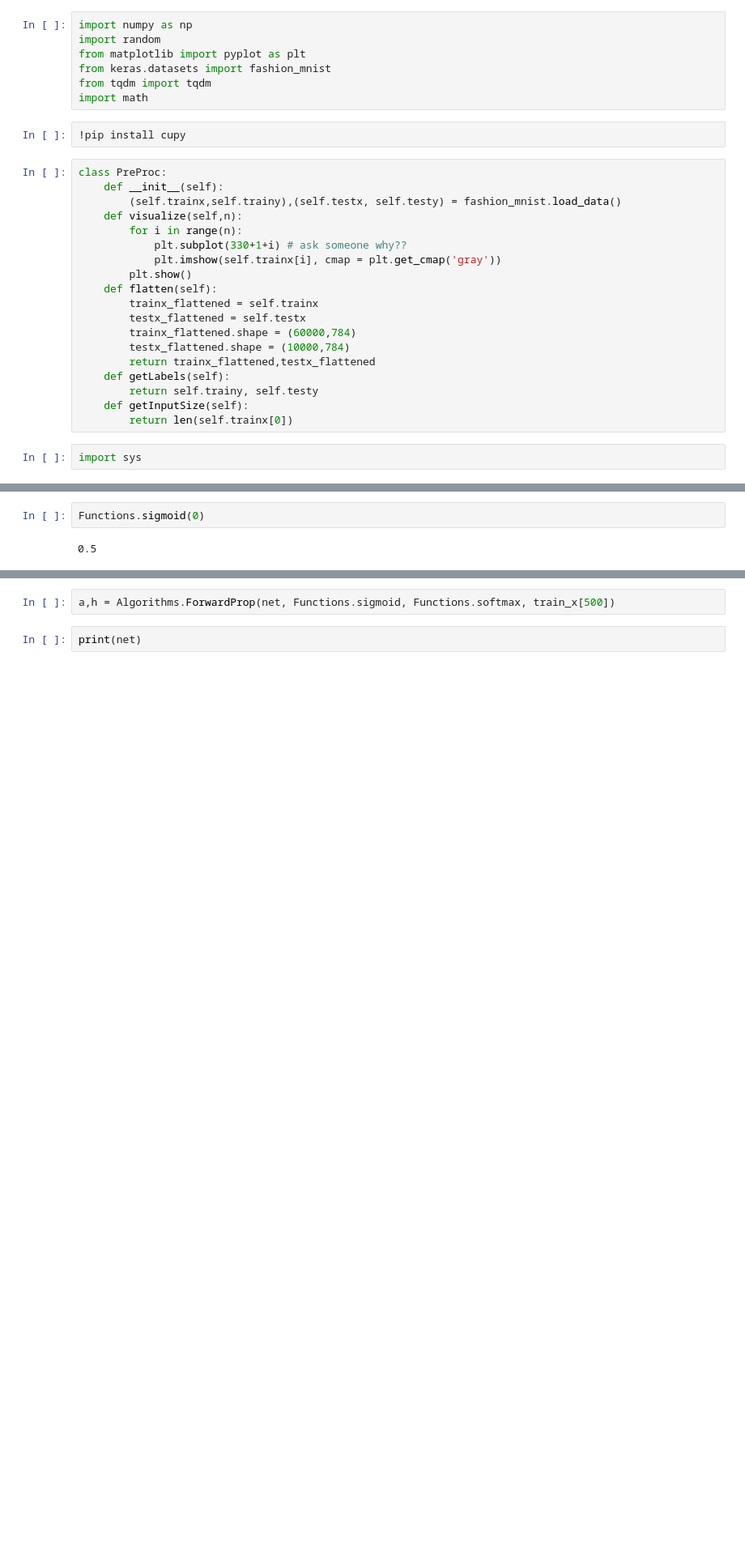
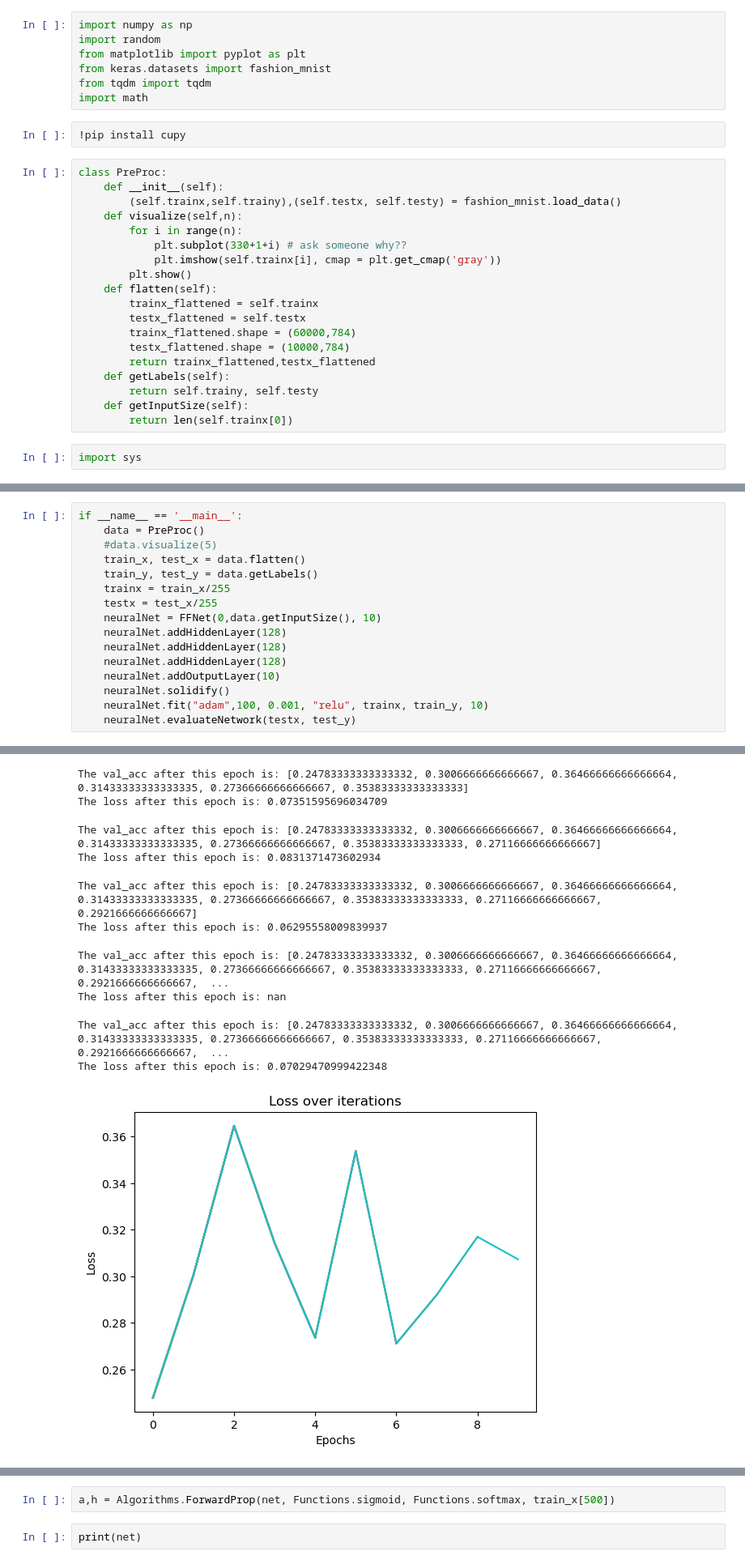
Before and after one commit to Barenya255/Artificial-Deep-Neural-Network-Library, a Jupyter notebook: DLAssignment.ipynb, the cells around one changed output, grey strips where cells are left out. Shown at 81% size. Cells and saved outputs as stored; diff of their text form; blank space fills up the shorter version.

```diff
--- a/DLAssignment.ipynb
+++ b/DLAssignment.ipynb
@@ -55,7 +90,20 @@ class Functions:
         plt.xlabel("Epochs")
         plt.ylabel("Loss")
         plt.title("Loss over iterations")
-# %%
-Functions.sigmoid(0)
-# %% [output]
-0.5
+# %%
+if __name__ == '__main__':
+    data = PreProc()
+    #data.visualize(5)
+    train_x, test_x = data.flatten()
+    train_y, test_y = data.getLabels()
+    trainx = train_x/255
+    testx = test_x/255
+    neuralNet = FFNet(0,data.getInputSize(), 10)
+    neuralNet.addHiddenLayer(128)
+    neuralNet.addHiddenLayer(128)
+    neuralNet.addHiddenLayer(128)
+    neuralNet.addOutputLayer(10)
+    neuralNet.solidify()
+    neuralNet.fit("adam",100, 0.001, "relu", trainx, train_y, 10)
+    neuralNet.evaluateNetwork(testx, test_y)
+# %% [output]
@@ -61,0 +120,11 @@ Functions.sigmoid(0)
+The val_acc after this epoch is: [0.24783333333333332, 0.3006666666666667, 0.36466666666666664, 0.31433333333333335, 0.27366666666666667, 0.35383333333333333]
+The loss after this epoch is: 0.07351595696034709
+The val_acc after this epoch is: [0.24783333333333332, 0.3006666666666667, 0.36466666666666664, 0.31433333333333335, 0.27366666666666667, 0.35383333333333333, 0.27116666666666667]
+The loss after this epoch is: 0.0831371473602934
+The val_acc after this epoch is: [0.24783333333333332, 0.3006666666666667, 0.36466666666666664, 0.31433333333333335, 0.27366666666666667, 0.35383333333333333, 0.27116666666666667, 0.2921666666666667]
+The loss after this epoch is: 0.06295558009839937
+The val_acc after this epoch is: [0.24783333333333332, 0.3006666666666667, 0.36466666666666664, 0.31433333333333335, 0.27366666666666667, 0.35383333333333333, 0.27116666666666667, 0.2921666666666667,  ...
+The loss after this epoch is: nan
+The val_acc after this epoch is: [0.24783333333333332, 0.3006666666666667, 0.36466666666666664, 0.31433333333333335, 0.27366666666666667, 0.35383333333333333, 0.27116666666666667, 0.2921666666666667,  ...
+The loss after this epoch is: 0.07029470999422348
+[figure, added]
```
Also changed, not shown: parts of 15 cells of this notebook.
